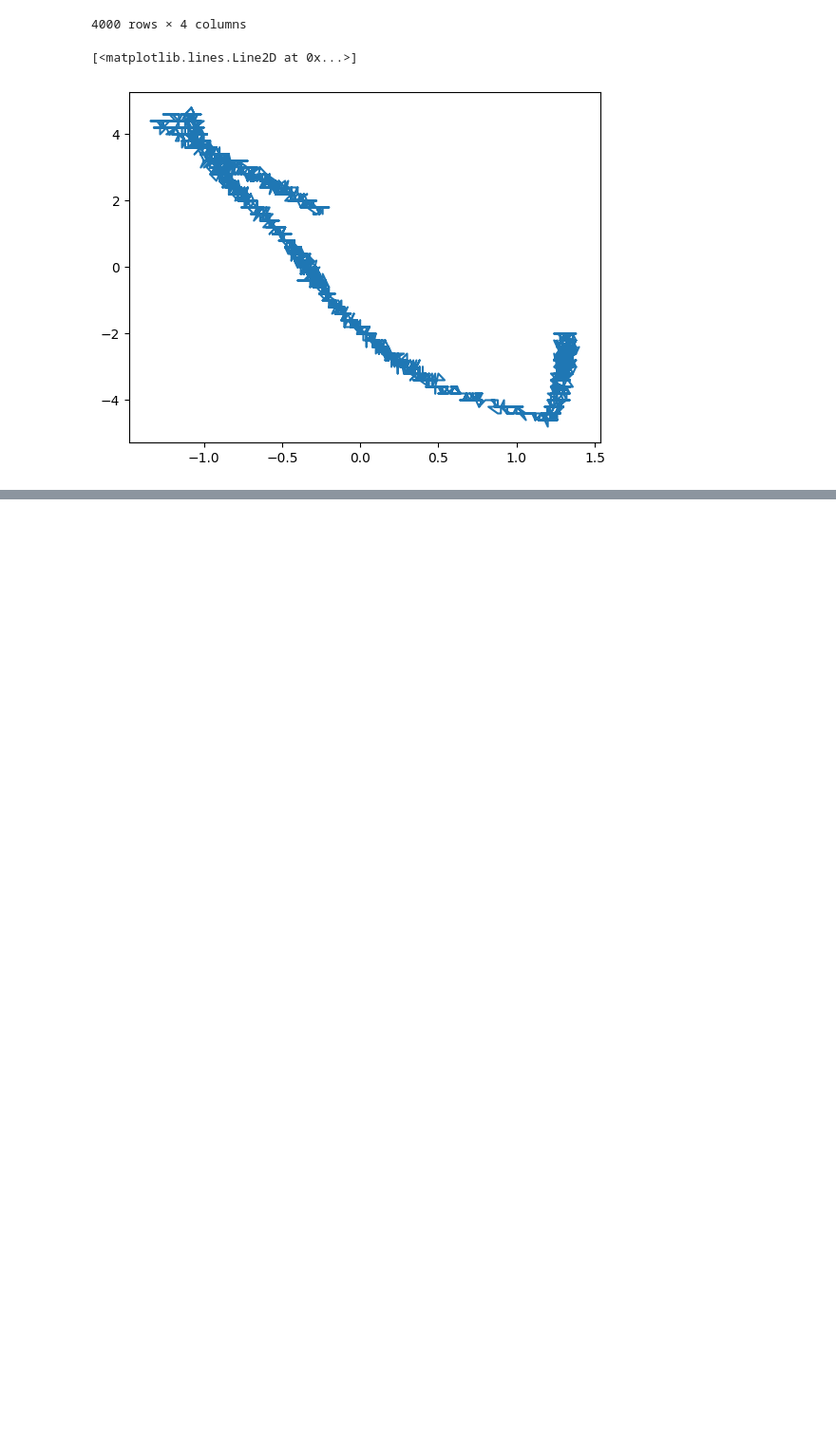
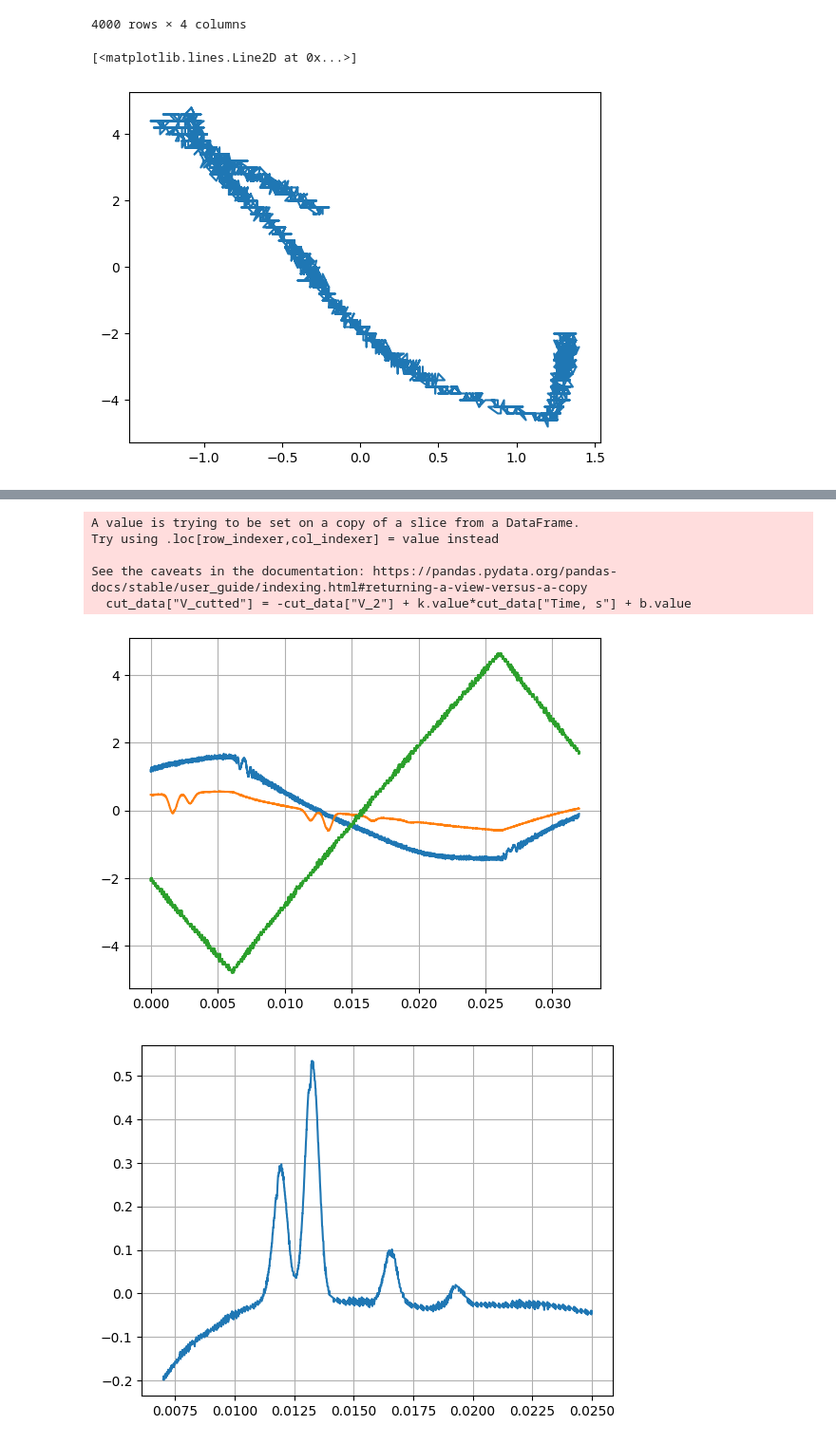
Before and after one commit to RedBrean/term2, a Jupyter notebook: term5/labs/rb/rb.ipynb, the cells around one changed output, grey strips where cells are left out. Shown at 95% size. Saved outputs shown, nothing was run; the diff lists cells and outputs as text; code cells hidden in the pictures; blank space fills up the shorter version.

```diff
--- a/term5/labs/rb/rb.ipynb
+++ b/term5/labs/rb/rb.ipynb
@@ -376,12 +376,29 @@ while True:
     if not line:
         break
     if line.startswith("#CHANNEL"):
-        output_file = open(f"data_parced_{line}","w+")
+        output_file = open("data_parced_{}".format(line.split(":")[1][:-1]),"w+")
         size_line = raw_data.readline()
         size = int(size_line.strip().split('=')[1])
         header_line = raw_data.readline()
         output_file.write(header_line)
-        output_file.writelines(raw_data.readlines(size))
+        for i in range(size):
+            output_file.write(raw_data.readline())
         output_file.close()
 
+# Close the output_file if it is still open
+try:
+    output_file.close()
+except Exception:
+    pass
+
 raw_data.close()
+data_1 = pd.read_csv("data_parced_CH1")
+data_2 = pd.read_csv("data_parced_CH2")
+data_3 = pd.read_csv("data_parced_CH3")
+
+data = pd.DataFrame()
+data["Time, s"] = data_1["Time(s)"]
+data["V_1"] = data_1["Volt(V)"]
+data["V_2"] = data_2["Volt(V)"]
+data["V_3"] = data_3["Volt(V)"]
+data
@@ -387,0 +419,20 @@ raw_data.close()
+# %%
+plt.plot(data["Time, s"], data["V_1"])
+plt.plot(data["Time, s"], data["V_2"])
+plt.plot(data["Time, s"], data["V_3"])
+plt.grid()
+cut_data = data[(data["Time, s"] >= 0.007) & (data["Time, s"] <= 0.025)]
+
+k,b = mnk_non_zero(cut_data["Time, s"], cut_data["V_2"])
+cut_data["V_cutted"] = -cut_data["V_2"] + k.value*cut_data["Time, s"] + b.value
+plt.figure()
+plt.plot(cut_data["Time, s"], cut_data["V_cutted"])
+plt.grid()
+# %% [output]
+A value is trying to be set on a copy of a slice from a DataFrame.
+Try using .loc[row_indexer,col_indexer] = value instead
+
+See the caveats in the documentation: https://pandas.pydata.org/pandas-docs/stable/user_guide/indexing.html#returning-a-view-versus-a-copy
+  cut_data["V_cutted"] = -cut_data["V_2"] + k.value*cut_data["Time, s"] + b.value
+[figure, added]
+[figure, added]
```
Also changed, not shown: parts of 1 cell of this notebook.
